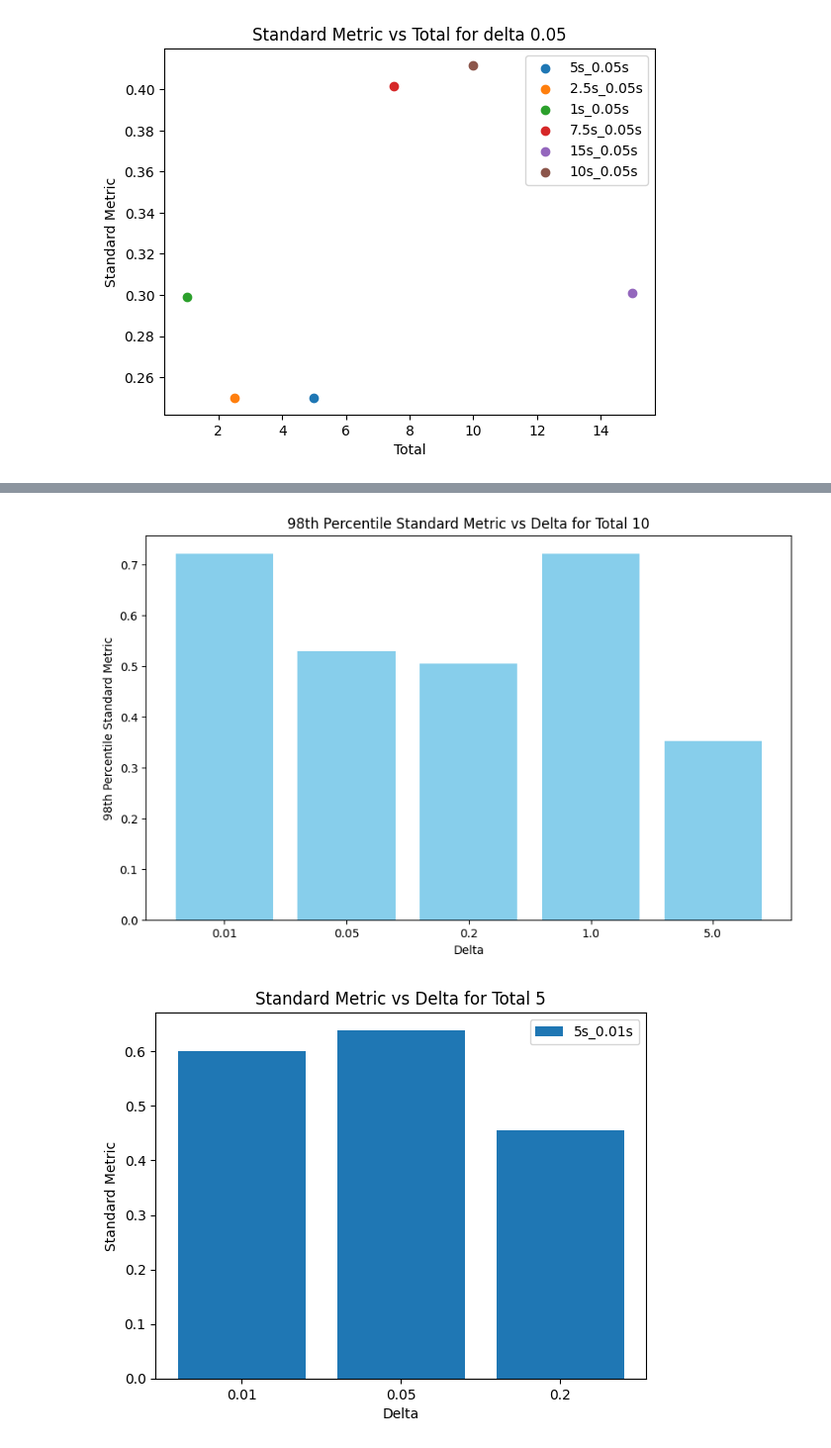
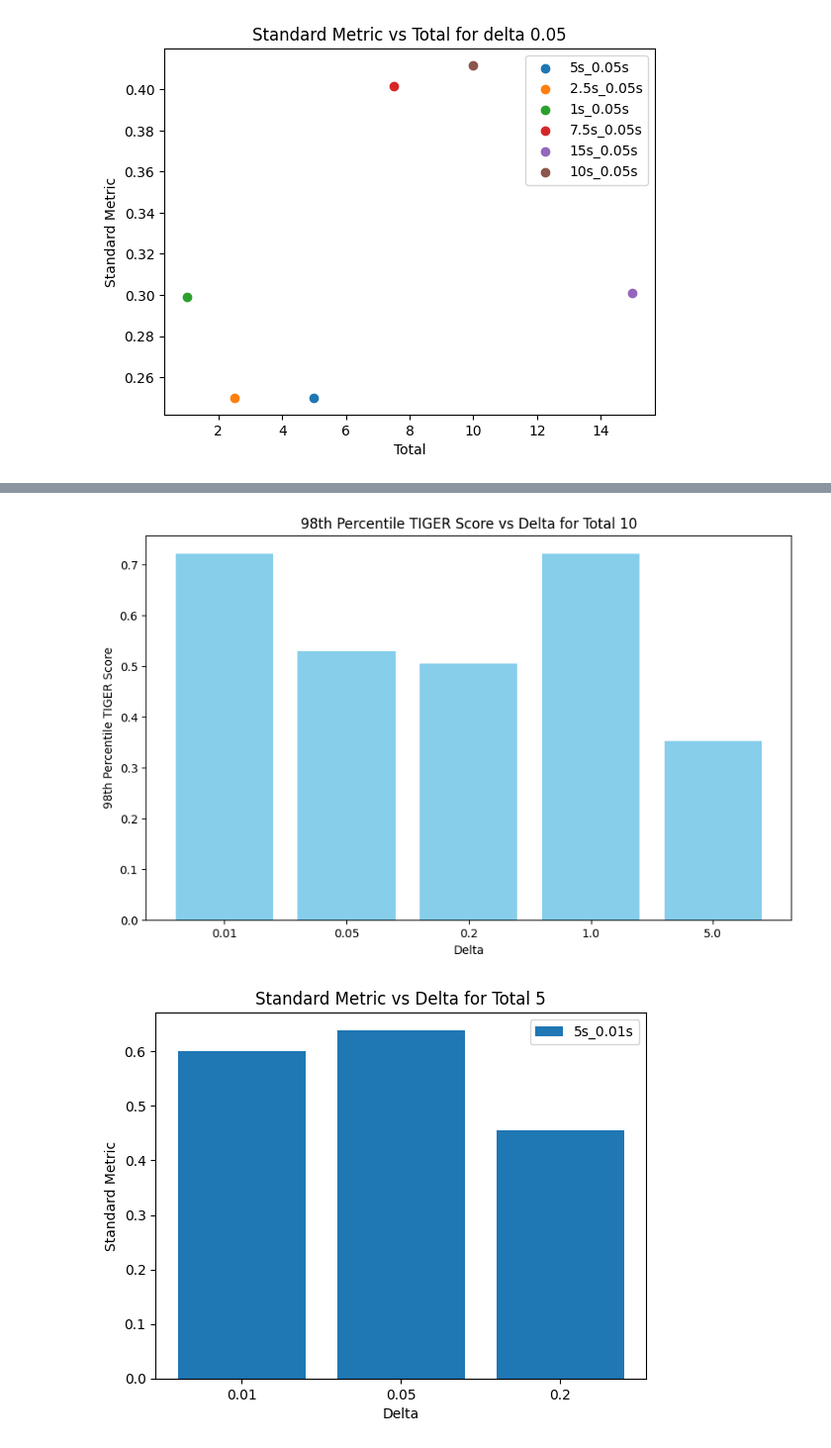
Before and after one commit to lukeyoffe/cs293n, a Jupyter notebook: result_plotting/experiments.ipynb, the cells around one changed output, grey strips where cells are left out. Shown at 99% size. Drawn from its saved outputs; the diff is of its cells as text; code cells hidden in the pictures.

```diff
--- a/result_plotting/experiments.ipynb
+++ b/result_plotting/experiments.ipynb
@@ -308,24 +347,24 @@ Name: 2, dtype: object
 # %%
 # Filter and sort the DataFrame by 'delta'
 subset = results_df[results_df['total'] == 10].sort_values(by='delta')
 
 # Extract the sorted values
 deltas = subset['delta'].astype(str)
 standard_metrics = subset['standard_metric_98th']
 
 # Create the bar graph
 plt.figure(figsize=(10, 6))
 plt.bar(deltas, standard_metrics, color='skyblue')
 
 # Set the x-axis and y-axis labels and title
 plt.xlabel('Delta')
-plt.ylabel('98th Percentile Standard Metric')
-plt.title('98th Percentile Standard Metric vs Delta for Total 10')
+plt.ylabel('98th Percentile TIGER Score')
+plt.title('98th Percentile TIGER Score vs Delta for Total 10')
 
 # Show the plot without a legend
 plt.show()
 # %% [output]
-[figure, old version]
+[figure, new version]
 # %%
 # Filter and sort the DataFrame by 'delta'
 subset = results_df[results_df['total'] == 5].sort_values(by='delta')
```
Also changed, not shown: parts of 2 cells of this notebook, 3 other files.
